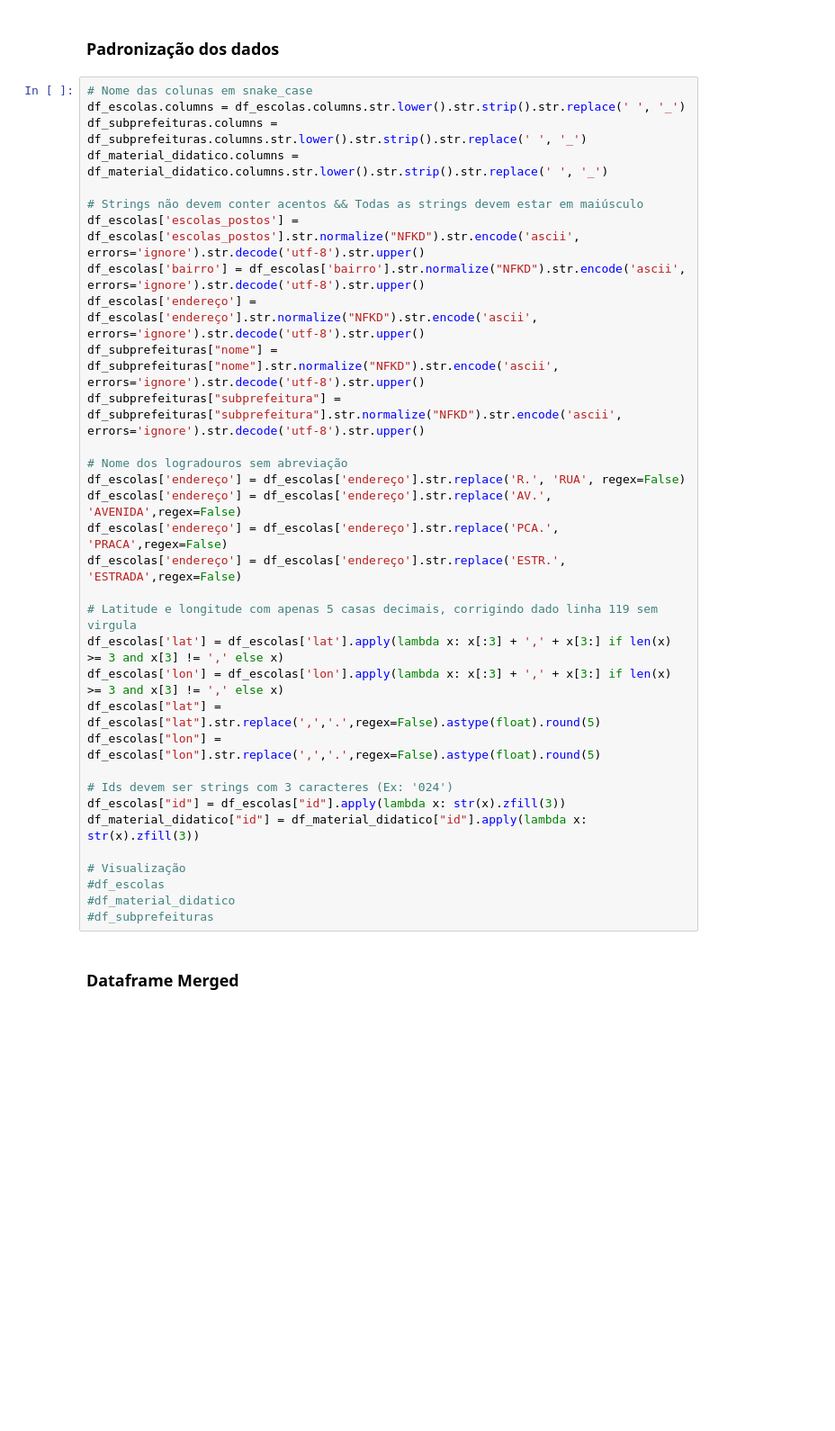
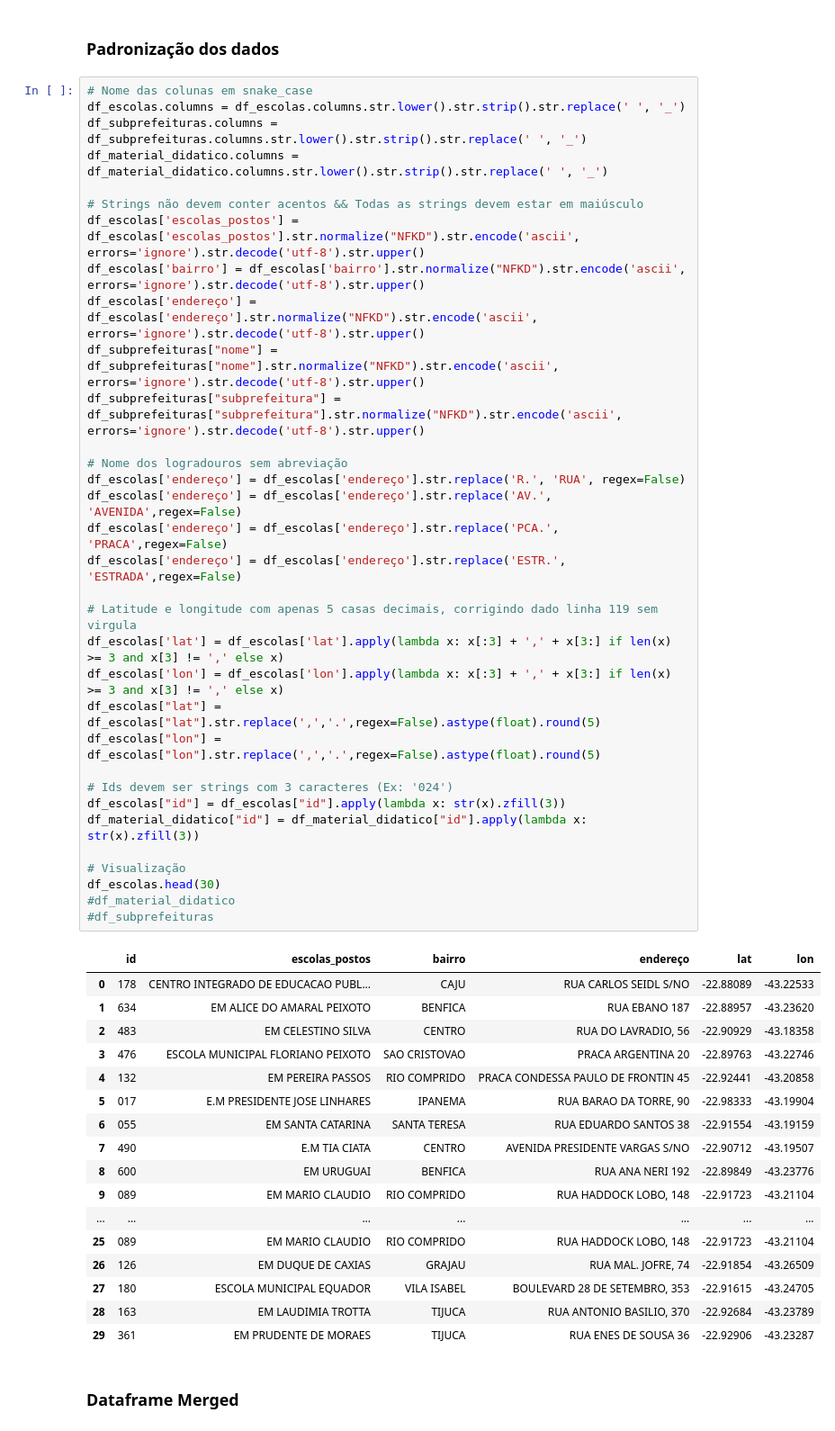
Before and after one commit to celicelopes/ProjetoTecPro-ADA-1011, a Jupyter notebook: projeto_final.ipynb, the cells around one changed output. Shown: that part at 90% size. Drawn from its saved outputs; the diff is of its cells as text; blank space fills up the shorter version.

```diff
--- a/projeto_final.ipynb
+++ b/projeto_final.ipynb
@@ -16,34 +16,52 @@ df_material_didatico = pd.read_csv('db/material_didatico.csv', encoding='utf-8')
 df_escolas.columns = df_escolas.columns.str.lower().str.strip().str.replace(' ', '_')
 df_subprefeituras.columns = df_subprefeituras.columns.str.lower().str.strip().str.replace(' ', '_')
 df_material_didatico.columns = df_material_didatico.columns.str.lower().str.strip().str.replace(' ', '_')
 
 # Strings não devem conter acentos && Todas as strings devem estar em maiúsculo
 df_escolas['escolas_postos'] = df_escolas['escolas_postos'].str.normalize("NFKD").str.encode('ascii', errors='ignore').str.decode('utf-8').str.upper()
 df_escolas['bairro'] = df_escolas['bairro'].str.normalize("NFKD").str.encode('ascii', errors='ignore').str.decode('utf-8').str.upper()
 df_escolas['endereço'] = df_escolas['endereço'].str.normalize("NFKD").str.encode('ascii', errors='ignore').str.decode('utf-8').str.upper()
 df_subprefeituras["nome"] = df_subprefeituras["nome"].str.normalize("NFKD").str.encode('ascii', errors='ignore').str.decode('utf-8').str.upper()
 df_subprefeituras["subprefeitura"] = df_subprefeituras["subprefeitura"].str.normalize("NFKD").str.encode('ascii', errors='ignore').str.decode('utf-8').str.upper()
 
 # Nome dos logradouros sem abreviação
 df_escolas['endereço'] = df_escolas['endereço'].str.replace('R.', 'RUA', regex=False)
 df_escolas['endereço'] = df_escolas['endereço'].str.replace('AV.', 'AVENIDA',regex=False)
 df_escolas['endereço'] = df_escolas['endereço'].str.replace('PCA.', 'PRACA',regex=False)
 df_escolas['endereço'] = df_escolas['endereço'].str.replace('ESTR.', 'ESTRADA',regex=False)
 
 # Latitude e longitude com apenas 5 casas decimais, corrigindo dado linha 119 sem virgula
 df_escolas['lat'] = df_escolas['lat'].apply(lambda x: x[:3] + ',' + x[3:] if len(x) >= 3 and x[3] != ',' else x)
 df_escolas['lon'] = df_escolas['lon'].apply(lambda x: x[:3] + ',' + x[3:] if len(x) >= 3 and x[3] != ',' else x)
 df_escolas["lat"] = df_escolas["lat"].str.replace(',','.',regex=False).astype(float).round(5)
 df_escolas["lon"] = df_escolas["lon"].str.replace(',','.',regex=False).astype(float).round(5)
 
 # Ids devem ser strings com 3 caracteres (Ex: '024')
 df_escolas["id"] = df_escolas["id"].apply(lambda x: str(x).zfill(3))
 df_material_didatico["id"] = df_material_didatico["id"].apply(lambda x: str(x).zfill(3))
 
 # Visualização
-#df_escolas
+df_escolas.head(30)
 #df_material_didatico
 #df_subprefeituras
+# %% [output]
+|  | id | escolas_postos | bairro | endereço | lat | lon |
+| 0 | 178 | CENTRO INTEGRADO DE EDUCACAO PUBL... | CAJU | RUA CARLOS SEIDL S/NO | -22.88089 | -43.22533 |
+| 1 | 634 | EM ALICE DO AMARAL PEIXOTO | BENFICA | RUA EBANO 187 | -22.88957 | -43.23620 |
+| 2 | 483 | EM CELESTINO SILVA | CENTRO | RUA DO LAVRADIO, 56 | -22.90929 | -43.18358 |
+| 3 | 476 | ESCOLA MUNICIPAL FLORIANO PEIXOTO | SAO CRISTOVAO | PRACA ARGENTINA 20 | -22.89763 | -43.22746 |
+| 4 | 132 | EM PEREIRA PASSOS | RIO COMPRIDO | PRACA CONDESSA PAULO DE FRONTIN 45 | -22.92441 | -43.20858 |
+| 5 | 017 | E.M PRESIDENTE JOSE LINHARES | IPANEMA | RUA BARAO DA TORRE, 90 | -22.98333 | -43.19904 |
+| 6 | 055 | EM SANTA CATARINA | SANTA TERESA | RUA EDUARDO SANTOS 38 | -22.91554 | -43.19159 |
+| 7 | 490 | E.M TIA CIATA | CENTRO | AVENIDA PRESIDENTE VARGAS S/NO | -22.90712 | -43.19507 |
+| 8 | 600 | EM URUGUAI | BENFICA | RUA ANA NERI 192 | -22.89849 | -43.23776 |
+| 9 | 089 | EM MARIO CLAUDIO | RIO COMPRIDO | RUA HADDOCK LOBO, 148 | -22.91723 | -43.21104 |
+| ... | ... | ... | ... | ... | ... | ... |
+| 25 | 089 | EM MARIO CLAUDIO | RIO COMPRIDO | RUA HADDOCK LOBO, 148 | -22.91723 | -43.21104 |
+| 26 | 126 | EM DUQUE DE CAXIAS | GRAJAU | RUA MAL. JOFRE, 74 | -22.91854 | -43.26509 |
+| 27 | 180 | ESCOLA MUNICIPAL EQUADOR | VILA ISABEL | BOULEVARD 28 DE SETEMBRO, 353 | -22.91615 | -43.24705 |
+| 28 | 163 | EM LAUDIMIA TROTTA | TIJUCA | RUA ANTONIO BASILIO, 370 | -22.92684 | -43.23789 |
+| 29 | 361 | EM PRUDENTE DE MORAES | TIJUCA | RUA ENES DE SOUSA 36 | -22.92906 | -43.23287 |
 # %% [markdown]
 ### Dataframe Merged
 # %%
```
Also changed, not shown: parts of 4 cells of this notebook, 3 other files.
